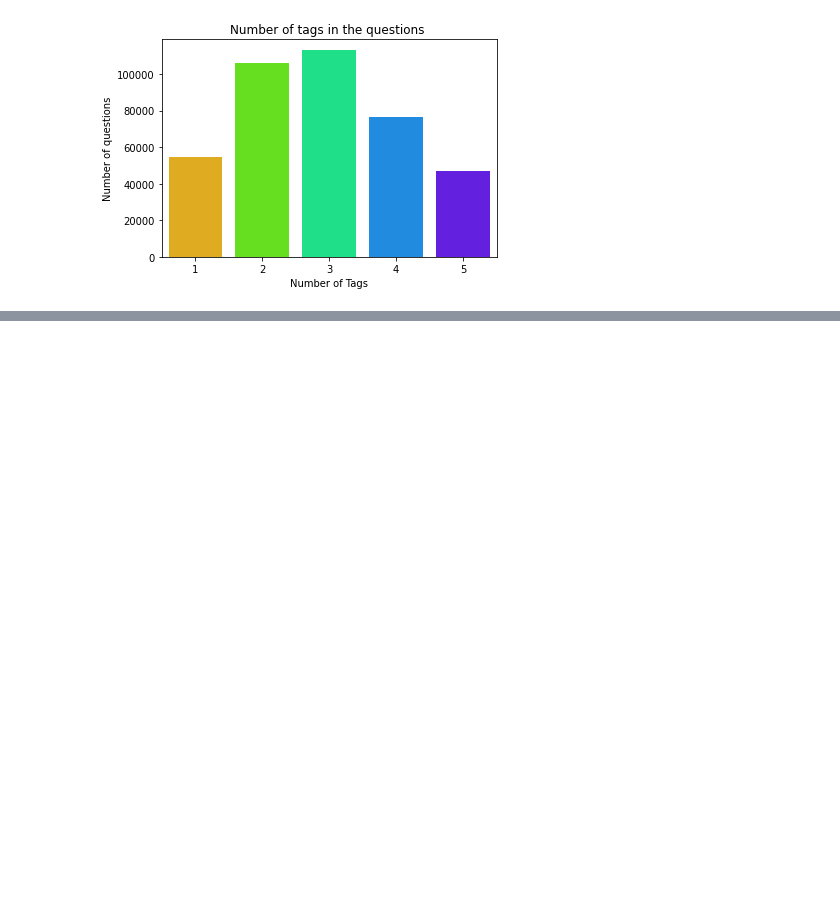
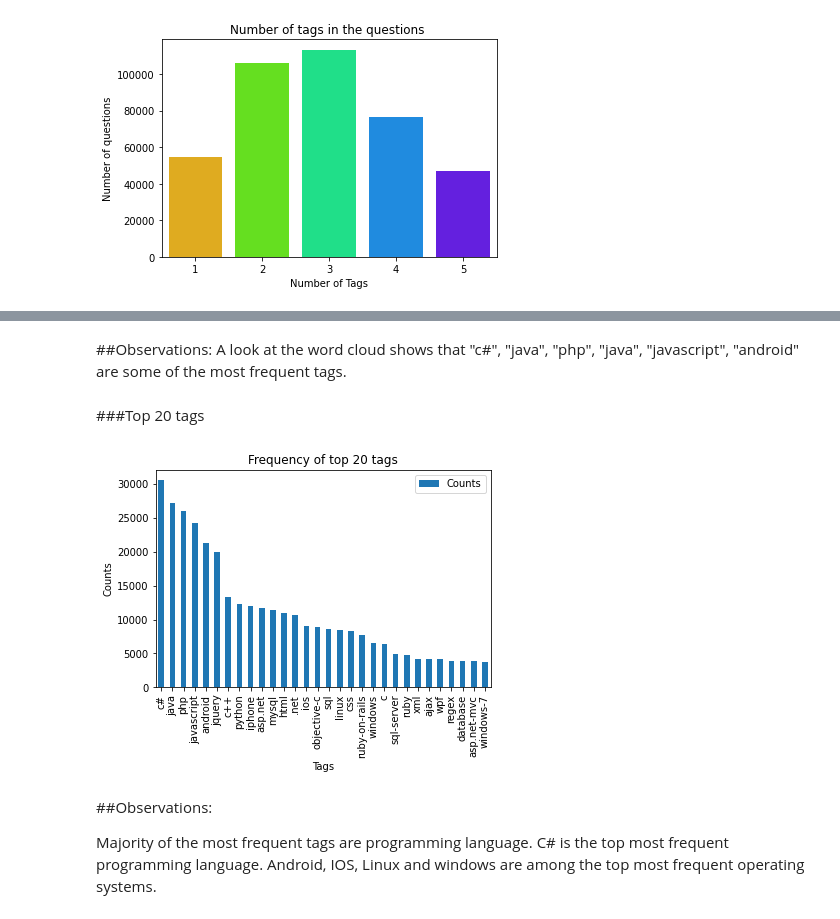
Before and after one commit to RakshitaTantry28/Stackoverflow-Tag-Predictor, a Jupyter notebook: SO_TagPredictor.ipynb, the cells around one changed output, grey strips where cells are left out. Cells and saved outputs as stored; diff of their text form; code cells hidden in the pictures; blank space fills up the shorter version.

```diff
--- a/SO_TagPredictor.ipynb
+++ b/SO_TagPredictor.ipynb
@@ -426,0 +454,21 @@ plt.show()
+# %% [markdown]
+##Observations:
+A look at the word cloud shows that "c#", "java", "php", "java", "javascript", "android" are some of the most frequent tags.
+# %% [markdown]
+###Top 20 tags
+# %%
+i=np.arange(30)
+tag_df_sorted.head(30).plot(kind='bar')
+plt.title('Frequency of top 20 tags')
+plt.xticks(i, tag_df_sorted['Tags'])
+plt.xlabel('Tags')
+plt.ylabel('Counts')
+plt.show()
+# %% [output]
+[figure, added]
+# %% [markdown]
+##Observations:
+
+Majority of the most frequent tags are programming language.
+C# is the top most frequent programming language.
+Android, IOS, Linux and windows are among the top most frequent operating systems.
```
Also changed, not shown: parts of 4 cells of this notebook.
